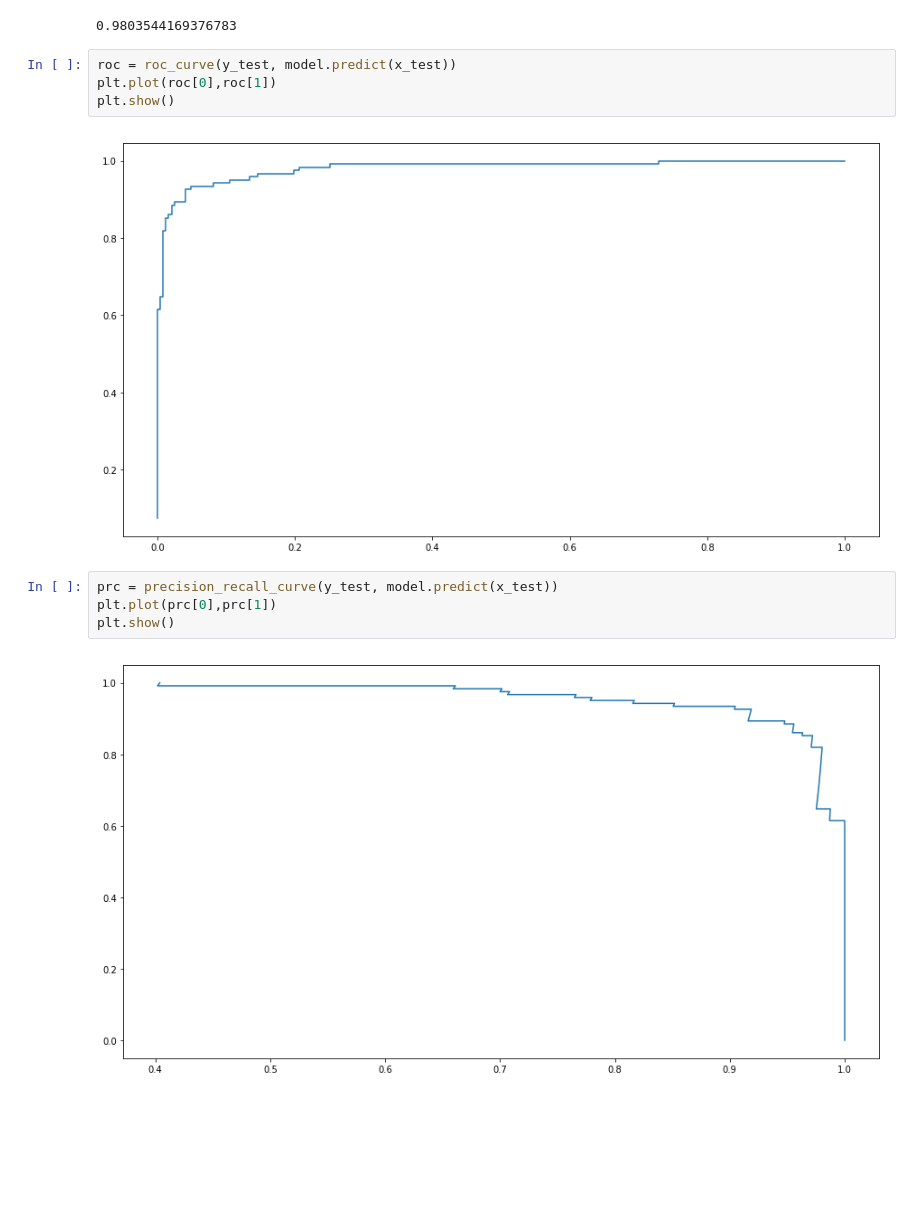
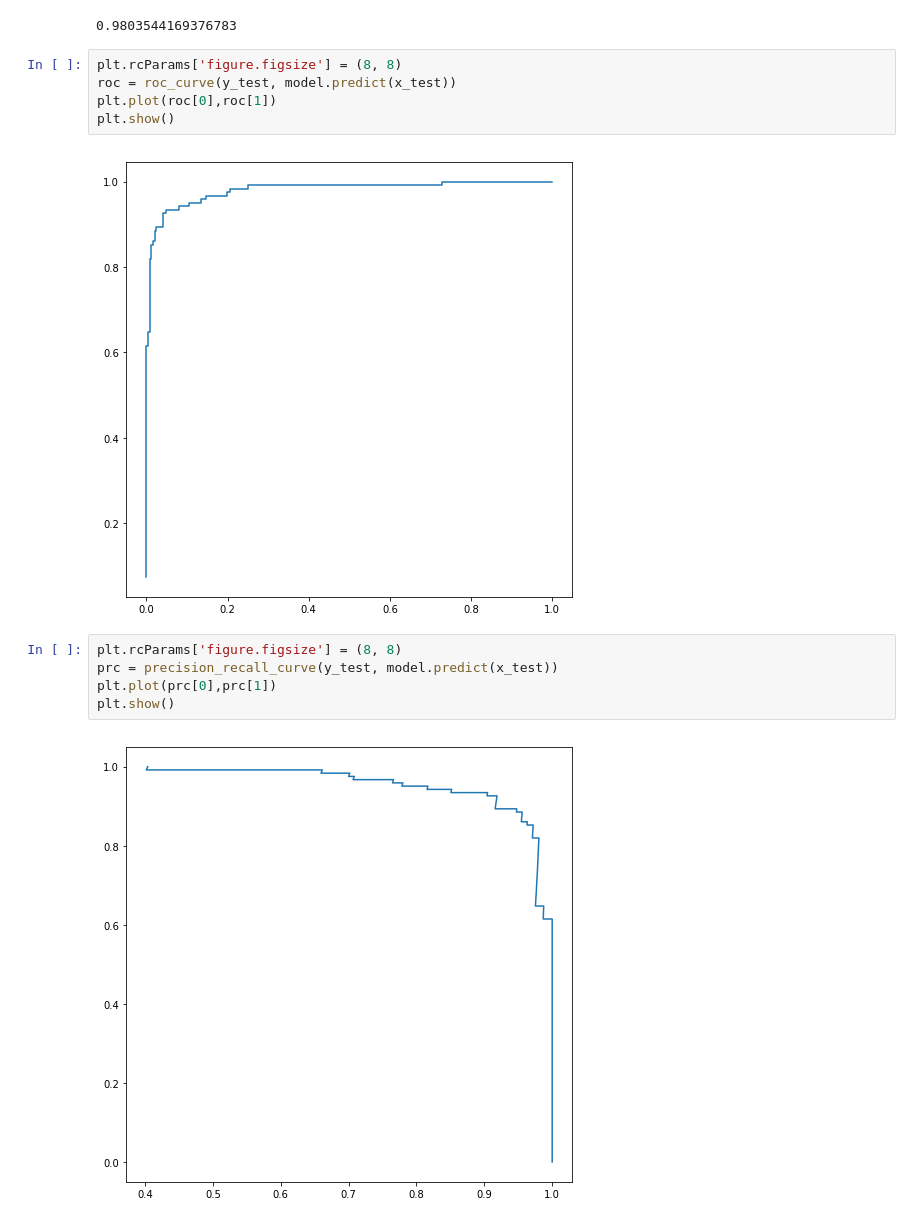
Before and after one commit to valdasraps/eeg-spikes, a Jupyter notebook: notebooks/CNN.ipynb, the cells around one changed output. Saved outputs shown, nothing was run; the diff lists cells and outputs as text; blank space fills up the shorter version.

```diff
--- a/notebooks/CNN.ipynb
+++ b/notebooks/CNN.ipynb
@@ -159,14 +160,16 @@ roc_auc_score(y_test, model.predict(x_test))
 # %% [output]
 0.9803544169376783
 # %%
+plt.rcParams['figure.figsize'] = (8, 8)
 roc = roc_curve(y_test, model.predict(x_test))
 plt.plot(roc[0],roc[1])
 plt.show()
 # %% [output]
-[figure, old version]
+[figure, new version]
 # %%
+plt.rcParams['figure.figsize'] = (8, 8)
 prc = precision_recall_curve(y_test, model.predict(x_test))
 plt.plot(prc[0],prc[1])
 plt.show()
 # %% [output]
-[figure, old version]
+[figure, new version]
```
Also changed, not shown: parts of 4 cells of this notebook.
